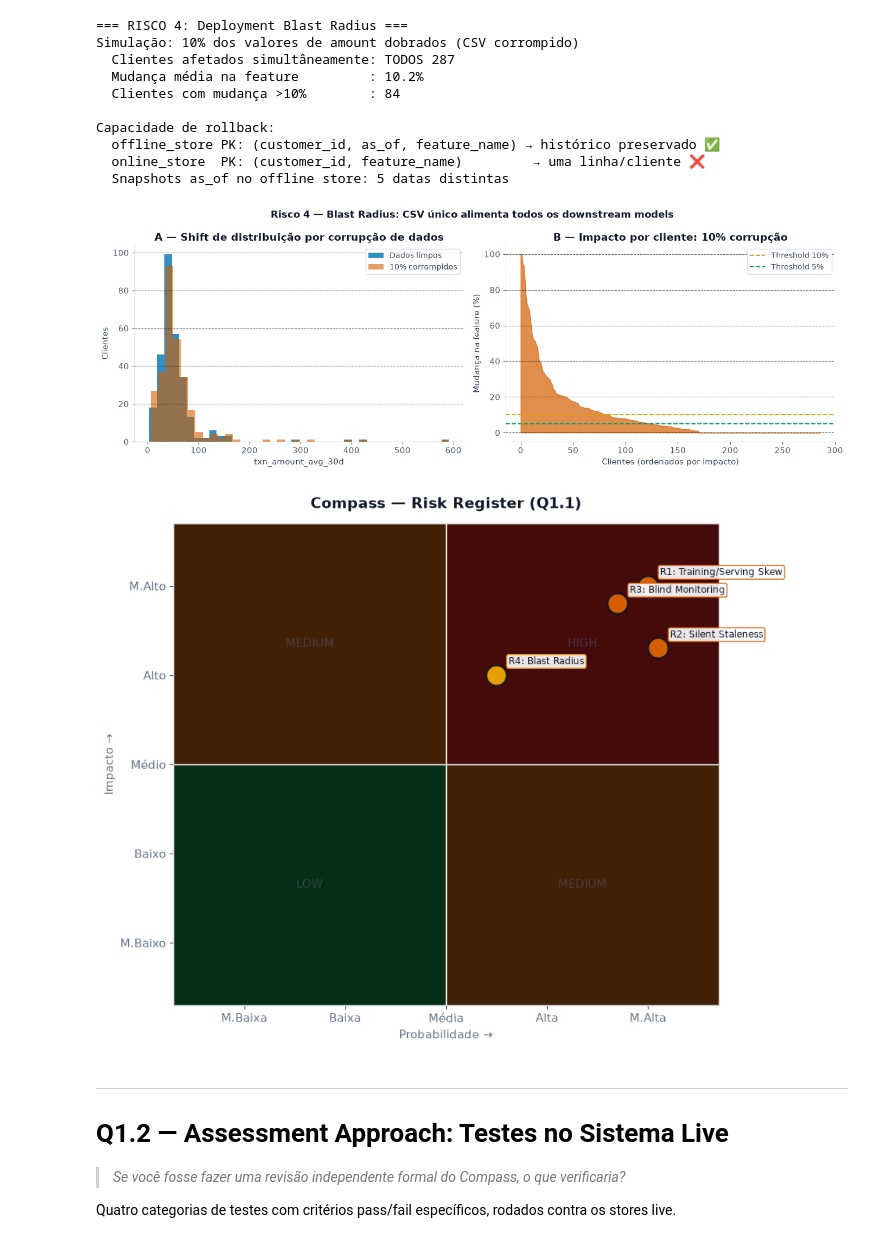
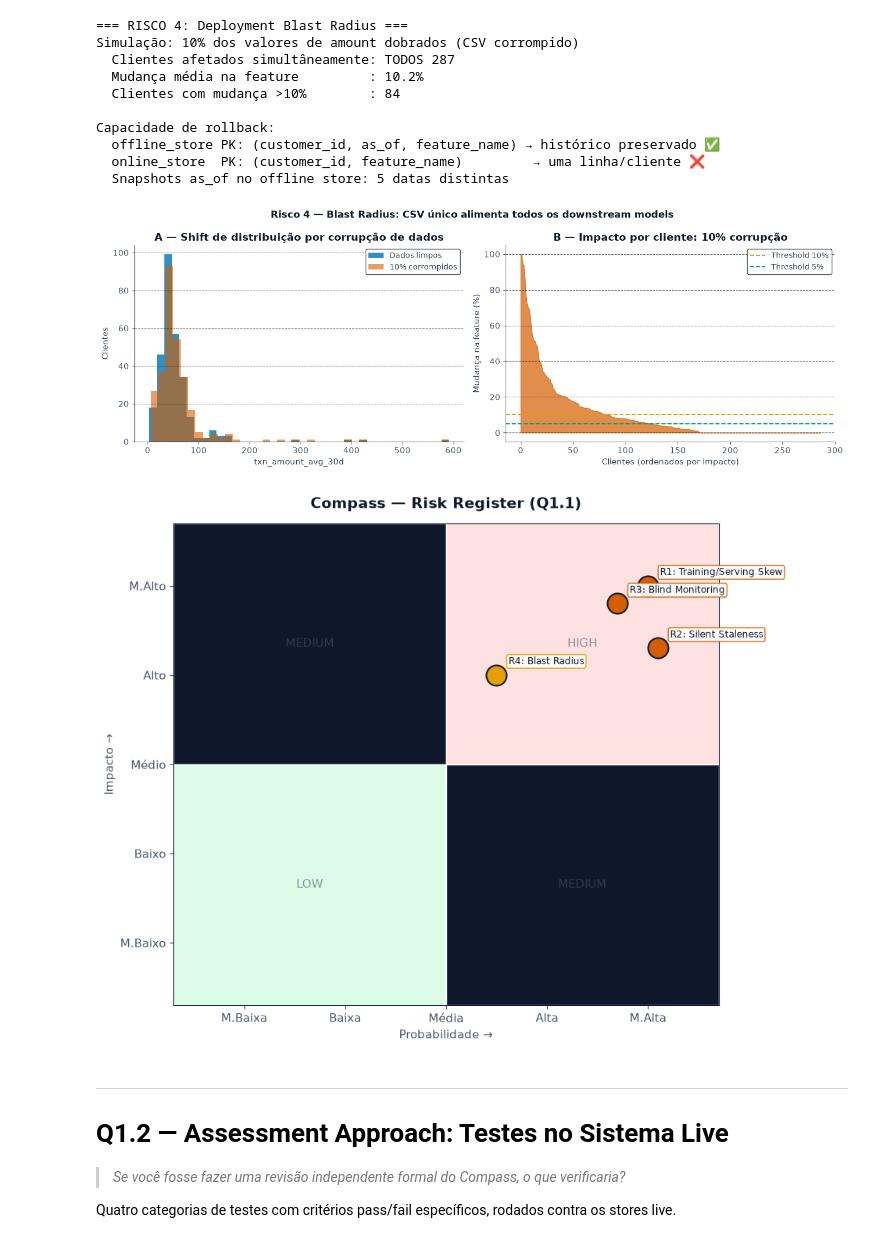
Before and after one commit to Cristiano2132/nubank-model-risk-business-case, a Jupyter notebook: business_case_answers.ipynb, the cells around one changed output. Drawn from its saved outputs; the diff is of its cells as text; code cells hidden in the pictures.

Commit message:
style: fix font colors and backgrounds for matrix, pie chart and cards in light theme

```diff
--- a/business_case_answers.ipynb
+++ b/business_case_answers.ipynb
@@ -50,19 +50,19 @@ TRANSACTIONS_CSV = DATA_DIR / 'transactions.csv'
 # Executive Light Theme (Okabe-Ito Colorblind Friendly)
 plt.rcParams.update({
     'figure.facecolor': '#ffffff', 'axes.facecolor': '#ffffff',
-    'axes.edgecolor': '#cbd5e1', 'axes.labelcolor': '#334155',
+    'axes.edgecolor': '#0f172a', 'axes.labelcolor': '#334155',
     'text.color': '#0f172a', 'xtick.color': '#475569', 'ytick.color': '#475569',
     'grid.color': '#e2e8f0', 'grid.alpha': 0.7, 'font.family': 'sans-serif',
     'font.size': 11, 'axes.titlesize': 14, 'axes.titlecolor': '#0f172a',
     'axes.titleweight': 'bold', 'legend.facecolor': '#ffffff',
-    'legend.edgecolor': '#cbd5e1', 'legend.labelcolor': '#334155',
+    'legend.edgecolor': '#0f172a', 'legend.labelcolor': '#334155',
 })
 
 def style_chart(ax):
     ax.spines['top'].set_visible(False)
     ax.spines['right'].set_visible(False)
-    ax.spines['left'].set_color('#cbd5e1')
-    ax.spines['bottom'].set_color('#cbd5e1')
+    ax.spines['left'].set_color('#0f172a')
+    ax.spines['bottom'].set_color('#0f172a')
     ax.grid(axis='y', linestyle='--', alpha=0.7, color='#0f172a')
     ax.tick_params(colors='#475569')
 
@@ -266,7 +266,7 @@ ax = axes[1]
 ax.set_xlim(0, 10); ax.set_ylim(0, 10); ax.axis('off')
 boxes = [
     (5, 9.0, 'config.py\nFRESHNESS_TTL = timedelta(hours=6)', '#1e3a5f', '#38bdf8'),
-    (5, 6.5, 'online_store.py :: get_features(customer_id)', '#f8fafc', '#64748b'),
+    (5, 6.5, 'online_store.py :: get_features(customer_id)', '#f8fafc', '#475569'),
     (5, 4.0, 'SELECT feature_name, value, computed_at\nFROM online_features\nWHERE customer_id = ?\n← SEM CHECAGEM DE TTL', '#3b1717', '#f87171'),
     (5, 1.5, 'feature_api.py → valor stale retornado silenciosamente', '#3b1717', '#f97316'),
 ]
@@ -275,7 +275,7 @@ for (x, y, txt, bg, border) in boxes:
                  boxstyle='round,pad=0.1', facecolor=bg, edgecolor=border, linewidth=2))
     ax.text(x, y, txt, ha='center', va='center', fontsize=8.5, color='#0f172a', fontfamily='monospace')
 for ys, ye in [(8.35, 7.15), (5.85, 4.75), (3.35, 2.15)]:
-    ax.annotate('', xy=(5, ye), xytext=(5, ys), arrowprops=dict(arrowstyle='->', color='#64748b', lw=1.5))
+    ax.annotate('', xy=(5, ye), xytext=(5, ys), arrowprops=dict(arrowstyle='->', color='#475569', lw=1.5))
 ax.text(6.5, 7.75, '❌ nunca importado', fontsize=9, color=COL_HI, style='italic')
 ax.set_title('B — TTL config nunca chega ao read path')
 fig.tight_layout()
@@ -422,39 +422,39 @@ ax.set_title('B — Impacto por cliente: 10% corrupção'); ax.legend(fontsize=1
 fig.tight_layout()
 plt.show()
 # %% [output]
-[figure, old version]
+[figure, new version]
 # %%
 fig, ax = plt.subplots(figsize=(9, 8))
 fig.patch.set_facecolor('#ffffff')
 ax.set_facecolor('#ffffff')
 ax.set_xlim(0.3, 5.7); ax.set_ylim(0.3, 5.7)
 ax.set_title('Compass — Risk Register (Q1.1)', fontsize=14, color='#0f172a', fontweight='bold', pad=14)
 
-for (x, y, w, h, c) in [(0.3,0.3,2.7,2.7,'#052e16'),(0.3,3.0,2.7,2.7,'#422006'),(3.0,0.3,2.7,2.7,'#422006'),(3.0,3.0,2.7,2.7,'#450a0a')]:
+for (x, y, w, h, c) in [(0.3,0.3,2.7,2.7,'#dcfce7'),(0.3,3.0,2.7,2.7,'#0f172a'),(3.0,0.3,2.7,2.7,'#0f172a'),(3.0,3.0,2.7,2.7,'#fee2e2')]:
     ax.add_patch(Rectangle((x,y),w,h,facecolor=c,edgecolor='#ffffff',linewidth=1,zorder=0))
 for (lbl,x,y) in [('LOW',1.65,1.65),('MEDIUM',1.65,4.35),('MEDIUM',4.35,1.65),('HIGH',4.35,4.35)]:
     ax.text(x,y,lbl,ha='center',va='center',color='#475569',fontsize=11,alpha=0.6)
 
 risks_map = [
     ('R1: Training/Serving Skew', 5.0, 5.0, COL_HI),
     ('R2: Silent Staleness',       5.1, 4.3, COL_HI),
     ('R3: Blind Monitoring',       4.7, 4.8, COL_HI),
     ('R4: Blast Radius',           3.5, 4.0, COL_MED),
 ]
 for (lbl, like, impact, col) in risks_map:
     ax.scatter(like, impact, s=350, color=col, zorder=3, edgecolors='#0f172a', linewidths=1.5)
     ax.text(like + 0.12, impact + 0.12, lbl, fontsize=8.5, color='#0f172a', zorder=4,
             bbox=dict(boxstyle='round,pad=0.2', facecolor='#ffffff', edgecolor=col, alpha=0.9))
 
-ax.set_xlabel('Probabilidade →', color='#64748b', fontsize=11)
-ax.set_ylabel('Impacto →', color='#64748b', fontsize=11)
+ax.set_xlabel('Probabilidade →', color='#475569', fontsize=11)
+ax.set_ylabel('Impacto →', color='#475569', fontsize=11)
 ax.set_xticks([1,2,3,4,5]); ax.set_yticks([1,2,3,4,5])
-ax.set_xticklabels(['M.Baixa','Baixa','Média','Alta','M.Alta'], color='#64748b')
-ax.set_yticklabels(['M.Baixo','Baixo','Médio','Alto','M.Alto'], color='#64748b')
-for sp in ax.spines.values(): sp.set_edgecolor('#cbd5e1')
+ax.set_xticklabels(['M.Baixa','Baixa','Média','Alta','M.Alta'], color='#475569')
+ax.set_yticklabels(['M.Baixo','Baixo','Médio','Alto','M.Alto'], color='#475569')
+for sp in ax.spines.values(): sp.set_edgecolor('#0f172a')
 plt.show()
 # %% [output]
-[figure, old version]
+[figure, new version]
 # %% [markdown]
 ---
 # Q1.2 — Assessment Approach: Testes no Sistema Live
```
Also changed, not shown: parts of 11 cells of this notebook.
